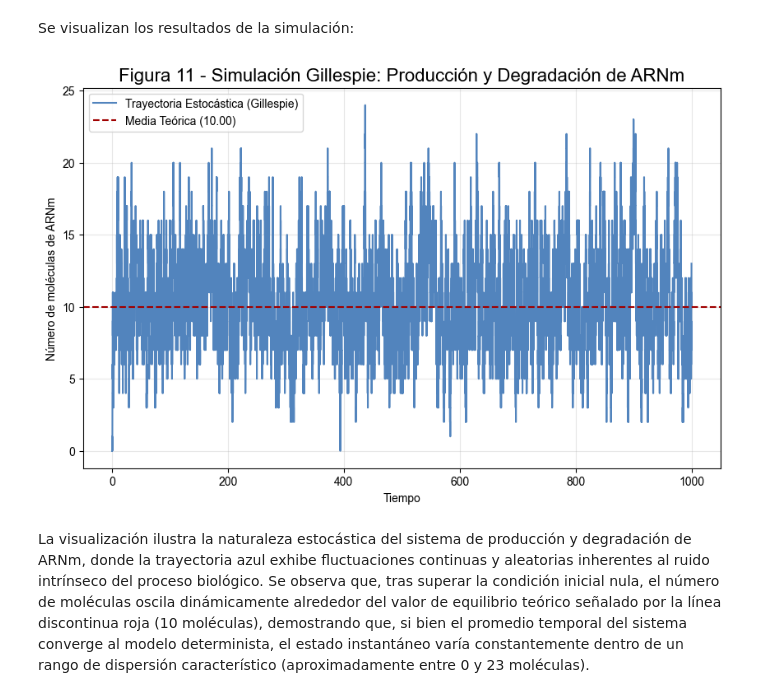
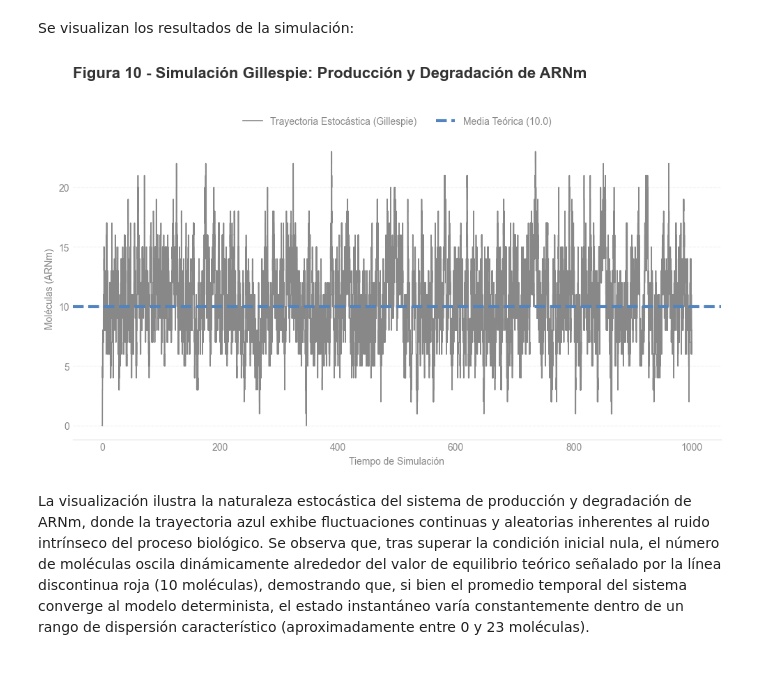
Before and after one commit to georgsmeinung/tpi-simulacion, a Jupyter notebook: tpi-simulation-in-data-science.ipynb, the cells around one changed output. Saved outputs shown, nothing was run; the diff lists cells and outputs as text; code cells hidden in the pictures; blank space fills up the shorter version.

```diff
--- a/tpi-simulation-in-data-science.ipynb
+++ b/tpi-simulation-in-data-science.ipynb
@@ -1481,40 +1705,74 @@ Error Relativo (Media)     : 7.57%
 # %% [markdown]
 Se visualizan los resultados de la simulación:
 # %%
-# Visualización
+# Figura 10 - Trayectoria Estocástica y Media Teórica
 plt.figure(figsize=(10, 6))
+ax = plt.gca()
 
-# Graficar trayectoria (step plot para saltos discretos)
+# Trayectoria Estocástica
 plt.step(
     tiempos,
     conteos,
     where='post',
-    label='Trayectoria Estocástica (Gillespie)',
-    color=COLOR_AZUL
+    color=COLOR_GRIS_OSCURO,
+    linewidth=1.2,
+    label='Trayectoria Estocástica (Gillespie)'
 )
 
-# Graficar la media teórica (k1 / k2)
+# Media Teórica
 media_teorica = k1 / k2
-
 plt.axhline(
     y=media_teorica,
-    color=COLOR_ROJO,
+    color=COLOR_AZUL,
     linestyle='--',
-    # Usamos .2f para evitar que el número sea muy largo
-    label=f'Media Teórica ({media_teorica:.2f})'
+    linewidth=3,
+    label=f'Media Teórica ({media_teorica:.1f})'
 )
 
-plt.title(
-    'Figura 11 - Simulación Gillespie: Producción y Degradación de ARNm',
-    fontsize=16
+ax.spines['top'].set_visible(False)
+ax.spines['right'].set_visible(False)
+ax.spines['left'].set_visible(False)
+ax.spines['bottom'].set_color(COLOR_GRIS_CLARO)
+
+# Ticks
+ax.tick_params(axis='both', length=0, colors=COLOR_GRIS_OSCURO)
+
+plt.xlabel("Tiempo de Simulación", color=COLOR_GRIS_OSCURO)
+plt.ylabel("Moléculas (ARNm)", color=COLOR_GRIS_OSCURO)
+plt.grid(
+    axis='y',
+    color=COLOR_GRIS_CLARO,
+    linestyle='--',
+    alpha=0.5
 )
-plt.xlabel('Tiempo')
-plt.ylabel('Número de moléculas de ARNm')
-plt.legend()
-plt.grid(True, alpha=0.3)
+
+# Título principal
+ax.text(
+    x=0,
+    y=1.20,
+    s="Figura 10 - Simulación Gillespie: Producción y Degradación de ARNm",
+    transform=ax.transAxes,
+    fontsize=16,
+    weight='bold',
+    color=COLOR_TITULO,
+    ha='left'
+)
+
+# Leyenda
+plt.legend(
+    loc='upper center',
+    bbox_to_anchor=(0.5, 1.10),
+    ncol=2,
+    frameon=False,
+    fontsize=10,
+    labelcolor=COLOR_GRIS_OSCURO
+)
+
+plt.subplots_adjust(top=0.80)
+plt.tight_layout()
 plt.show()
 # %% [output]
-[figure, old version]
+[figure, new version]
 # %% [markdown]
 La visualización ilustra la naturaleza estocástica del sistema de producción y degradación de ARNm, donde la trayectoria azul exhibe fluctuaciones continuas y aleatorias inherentes al ruido intrínseco del proceso biológico. Se observa que, tras superar la condición inicial nula, el número de moléculas oscila dinámicamente alrededor del valor de equilibrio teórico señalado por la línea discontinua roja (10 moléculas), demostrando que, si bien el promedio temporal del sistema converge al modelo determinista, el estado instantáneo varía constantemente dentro de un rango de dispersión característico (aproximadamente entre 0 y 23 moléculas).
 # %% [markdown]
```
Also changed, not shown: parts of 86 cells of this notebook, 1 other file.
